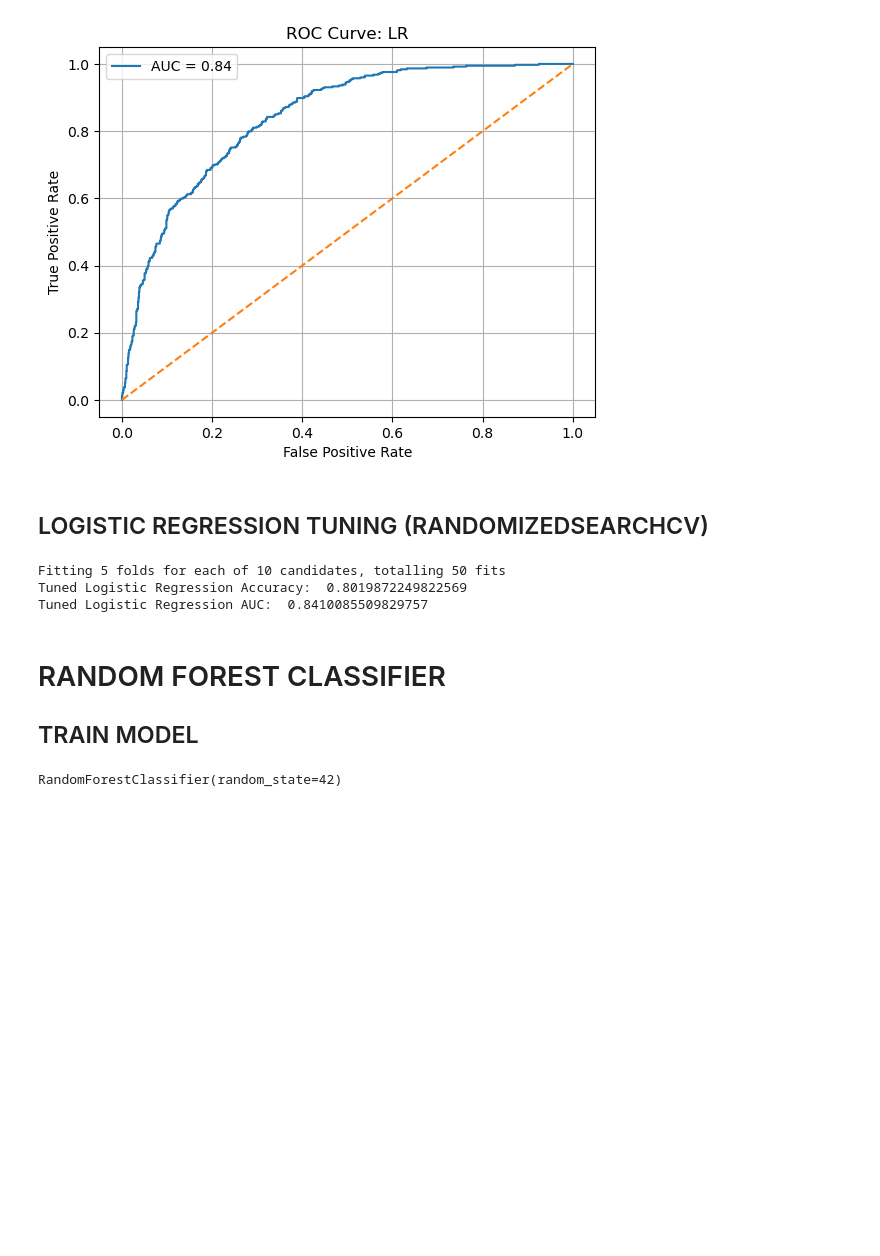
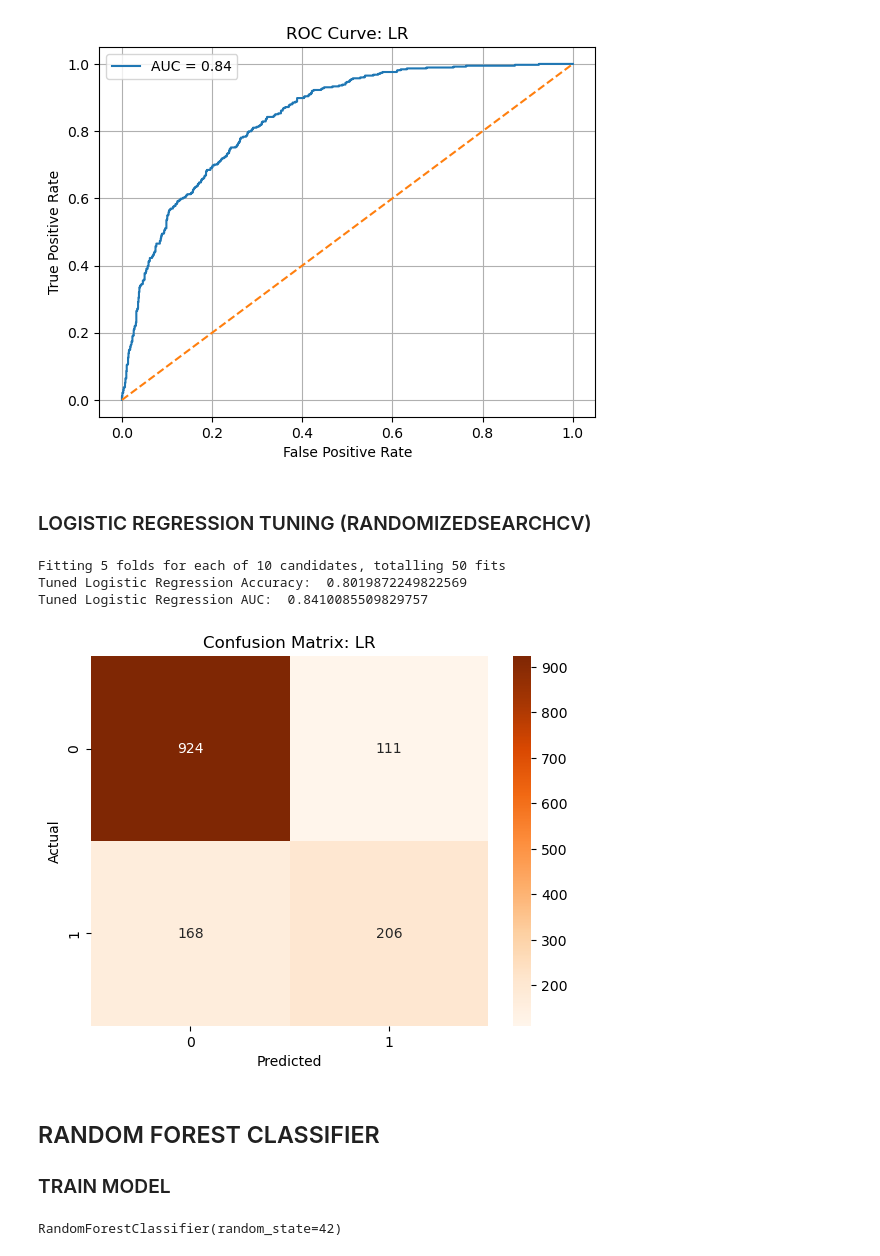
Before and after one commit to KennyKenzi/Churn_Prediction, a Jupyter notebook: notebooks/churn_modeling.ipynb, the cells around one changed output. Drawn from its saved outputs; the diff is of its cells as text; code cells hidden in the pictures; blank space fills up the shorter version.

Commit message:
confusion matrix

```diff
--- a/notebooks/data_exploration.ipynb
+++ b/notebooks/churn_modeling.ipynb
@@ -297,7 +300,7 @@ plt.show()
 ROC AUC Score: 0.841778397788628
 [figure]
 # %% [markdown]
-## LOGISTIC REGRESSION TUNING (RANDOMIZEDSEARCHCV)
+### LOGISTIC REGRESSION TUNING (RANDOMIZEDSEARCHCV)
 # %%
 from sklearn.model_selection import RandomizedSearchCV
 from scipy.stats import loguniform
@@ -308,36 +311,50 @@ param_dist = {
     'penalty': ['l1', 'l2'],
     'C': loguniform(1e-3, 100)
 }
 
 lr_search = RandomizedSearchCV(
     lr_model2,
     param_distributions=param_dist,
     n_iter=10,
     scoring='roc_auc',
     cv=5,
     verbose=1,
     random_state=42,
     n_jobs=1
 )
 
+
+#FIT AND TRAIN
 lr_search.fit(X_train_scaled, y_train)
 
 best_lr = lr_search.best_estimator_
 
 y_pred_lr_hyp = lr_search.predict(X_test_scaled)
 y_pred_prob_lr_hyp = best_lr.predict_proba(X_test_scaled)[:,1]
 
+
+#ACCURACY AND AUC
 lr_accuracy_hyp = accuracy_score(y_test, y_pred_lr_hyp)
 print("Tuned Logistic Regression Accuracy: ", lr_accuracy_hyp)
 auc_lr_tunes = roc_auc_score(y_test, y_pred_prob_lr_hyp)
 print("Tuned Logistic Regression AUC: ", auc_lr_tunes)
+
+
+#Confusion Matrix
+cm = confusion_matrix(y_test, y_pred_lr_hyp)
+sns.heatmap(cm, annot=True, fmt='d', cmap='Oranges')
+plt.xlabel("Predicted")
+plt.ylabel("Actual")
+plt.title("Confusion Matrix: LR_TUNED")
+plt.show()
 # %% [output]
 Fitting 5 folds for each of 10 candidates, totalling 50 fits
 Tuned Logistic Regression Accuracy:  0.8019872249822569
 Tuned Logistic Regression AUC:  0.8410085509829757
+[figure, added]
 # %% [markdown]
-# RANDOM FOREST CLASSIFIER
-## TRAIN MODEL
+## RANDOM FOREST CLASSIFIER
+### TRAIN MODEL
 # %%
 from sklearn.ensemble import RandomForestClassifier
 
```
Also changed, not shown: parts of 17 cells of this notebook, 2 other files.
